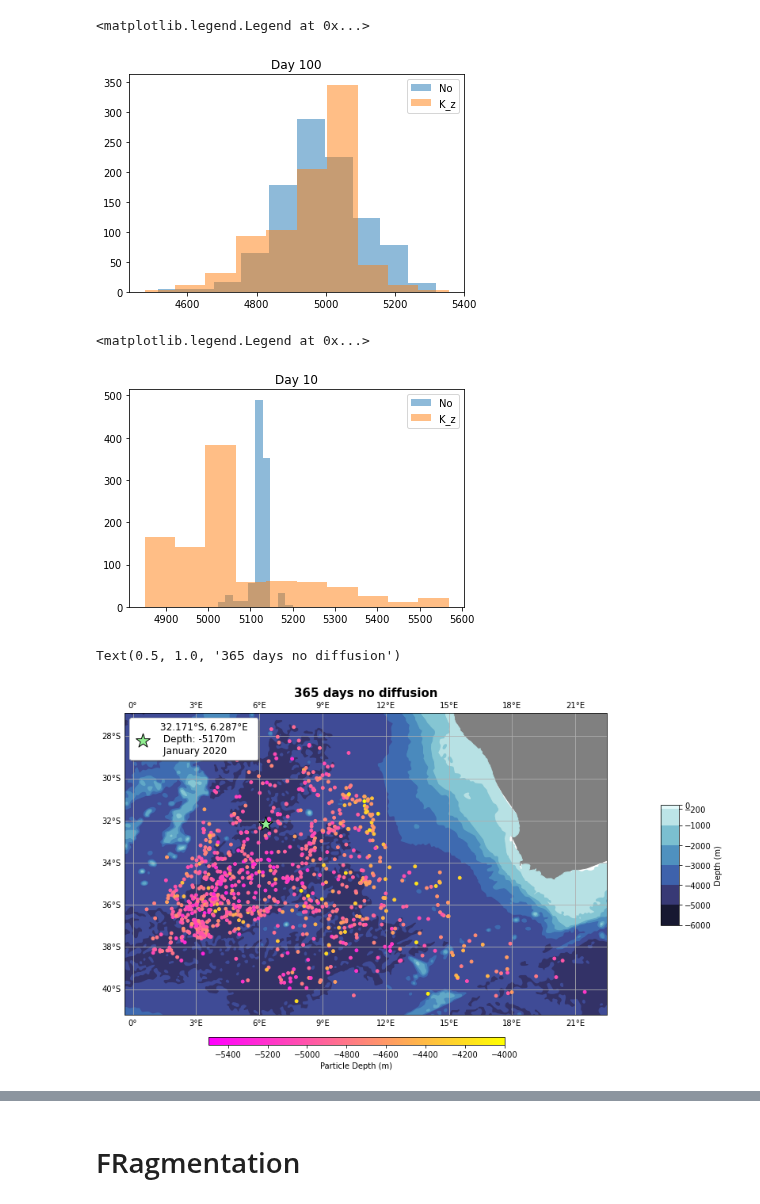
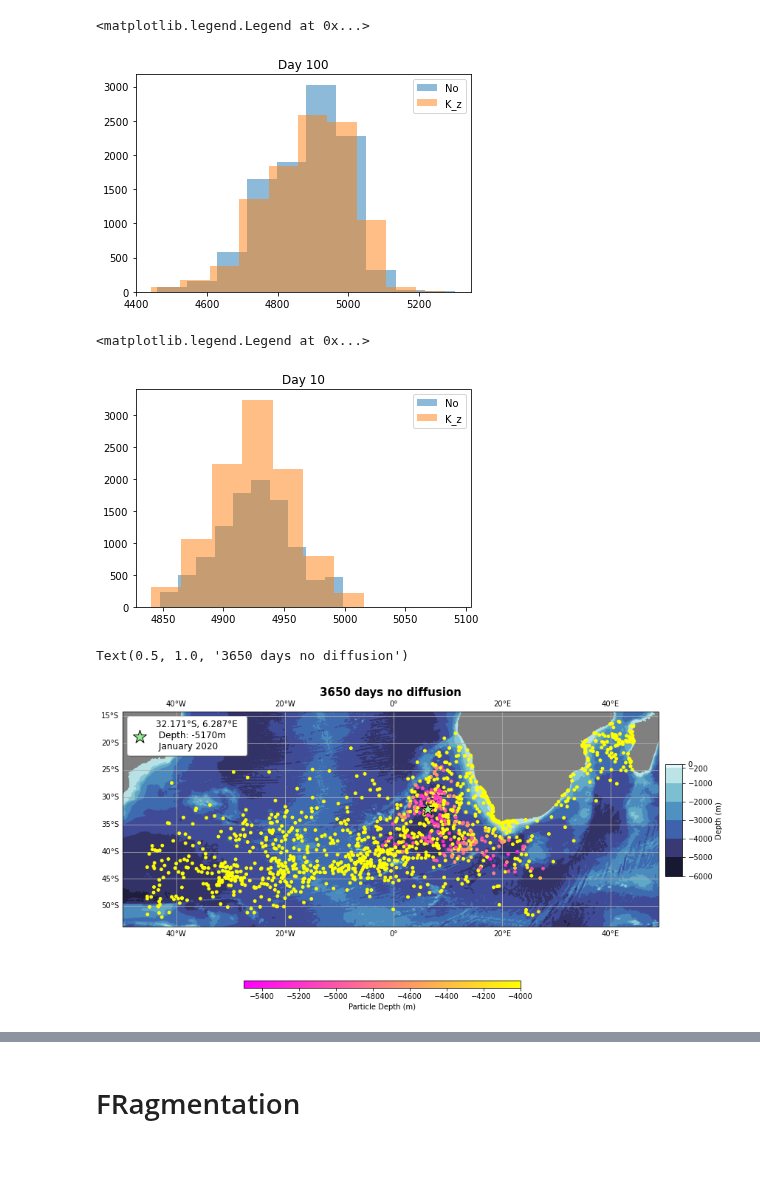
Before and after one commit to OceanParcels/Backtracking_Abyssal_Nanoplastics, a Jupyter notebook: notebooks/diffvsnodiff.ipynb, the cells around one changed output, grey strips where cells are left out. Saved outputs shown, nothing was run; the diff lists cells and outputs as text; code cells hidden in the pictures; blank space fills up the shorter version.

```diff
--- a/notebooks/diffvsnodiff.ipynb
+++ b/notebooks/diffvsnodiff.ipynb
@@ -30,6 +30,6 @@ cmap   = sns.mpl_palette('cmo.ice', n_colors=8, as_cmap=True)
 # %%
-sim = xr.load_dataset('/storage/shared/oceanparcels/output_data/data_Claudio/backtrack_SA/SA_5179m_t365_no_no_no.nc')
-diff = xr.load_dataset('/storage/shared/oceanparcels/output_data/data_Claudio/backtrack_SA/SA_5179m_t365_diff_no_no.nc')
+sim = xr.load_dataset('/storage/shared/oceanparcels/output_data/data_Claudio/frag_runs/H592Q6.nc')
+diff = xr.load_dataset('/storage/shared/oceanparcels/output_data/data_Claudio/frag_runs/QM2PXY.nc')
 # %%
 sim
 # %% [output]
@@ -76,7 +96,7 @@ plt.title(f'Day {N}')
 plt.legend()
 # %% [output]
 <matplotlib.legend.Legend at 0x...>
-[figure, old version]
+[figure, new version]
 # %%
 N=10
 plt.hist(sim['z'][:, N],label='No', alpha=0.5)
@@ -85,7 +105,7 @@ plt.title(f'Day {N}')
 plt.legend()
 # %% [output]
 <matplotlib.legend.Legend at 0x...>
-[figure, old version]
+[figure, new version]
 # %%
 max_depth = -5500
 min_depth = -4000
@@ -107,36 +127,36 @@ gl = ax.gridlines(draw_labels=True)
 gl.right_labels = False
 
 # Add custom colorbar
 axi = fig.add_axes([0.910,0.35,0.025,0.3])
 # axi = fig.add_axes([0.8,0.2,0.025,0.6])
 norm = matplotlib.colors.Normalize(vmin=-6000,vmax=0)
 cbar = matplotlib.colorbar.ColorbarBase(ax=axi,cmap=cmap,norm=norm,
         boundaries=(-np.array(depths[:8]).astype(int)).tolist()[::-1],
         ticks=-np.array(depths).astype(int),
         spacing='proportional',
         extend='neither',
         label='Depth (m)'
         )
 
 ax.scatter(6.287, -32.171, marker='*',
            zorder=5, color='lightgreen',
            label='32.171°S, 6.287°E  \n Depth: -5170m \n January 2020',
            s=350,
           edgecolors='black')
 
 ax.legend(loc='upper left', shadow=True, fontsize=10)
 
 im = ax.scatter(sim['lon'][:,-1], sim['lat'][:,-1], zorder=4,
            c=-sim['z'][:,-1], s=15, cmap='spring', vmax=max_depth, vmin=min_depth)
 ax.legend(loc='upper left', shadow=True, fontsize=12)
 
 bar_ax = fig.add_axes([0.3, 0.05, 0.4, 0.02])
 fig.colorbar(im, cax=bar_ax, orientation='horizontal', label='Particle Depth (m)')
-ax.set_title('365 days no diffusion', fontsize=15, weight='bold')
+ax.set_title('3650 days no diffusion', fontsize=15, weight='bold')
 # plt.savefig('../figs/5170m_passive.png')
 # %% [output]
-Text(0.5, 1.0, '365 days no diffusion')
+Text(0.5, 1.0, '3650 days no diffusion')
-[figure, old version]
+[figure, new version]
 # %%
 max_depth = -5500
 min_depth = -4000
```
Also changed, not shown: parts of 38 cells of this notebook, 4 other files.
